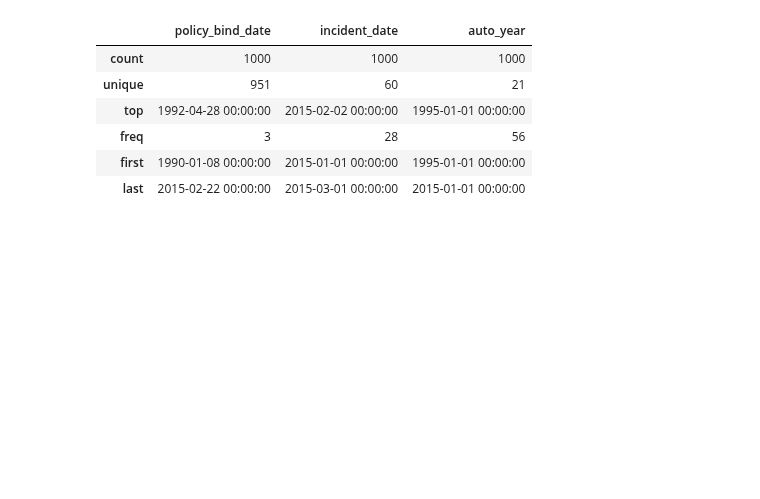
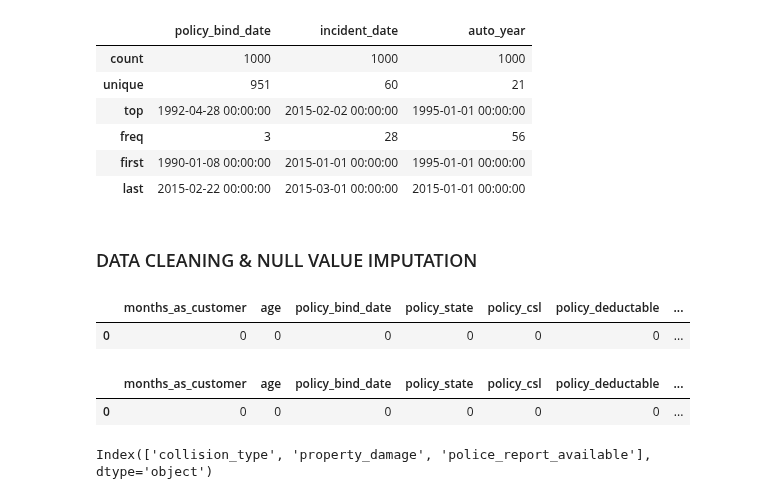
Before and after one commit to Shashank-Sundi/NOTEBOOKS, a Jupyter notebook: INSURANCE-CLAIM-FRAUD.ipynb, the cells around one changed output. Saved outputs shown, nothing was run; the diff lists cells and outputs as text; code cells hidden in the pictures; blank space fills up the shorter version.

```diff
--- a/INSURANCE-CLAIM-FRAUD.ipynb
+++ b/INSURANCE-CLAIM-FRAUD.ipynb
@@ -173,3 +173,25 @@ data[date_index].describe()
 | freq | 3 | 28 | 56 |
 | first | 1990-01-08 00:00:00 | 2015-01-01 00:00:00 | 1995-01-01 00:00:00 |
 | last | 2015-02-22 00:00:00 | 2015-03-01 00:00:00 | 2015-01-01 00:00:00 |
+# %% [markdown]
+### DATA CLEANING & NULL VALUE IMPUTATION
+# %%
+pd.DataFrame(data=data.isnull().sum().values,index=data.isnull().sum().index).T
+# %% [output]
+|  | months_as_customer | age | policy_bind_date | policy_state | policy_csl | policy_deductable | ... |
+| 0 | 0 | 0 | 0 | 0 | 0 | 0 | ... |
+# %%
+# in above cell, no null values are displayed , cuz the nan values are in the form of an invalid type - ?
+
+data=data.replace('?',np.nan)
+pd.DataFrame(data=data.isnull().sum().values,index=data.isnull().sum().index).T
+# %% [output]
+|  | months_as_customer | age | policy_bind_date | policy_state | policy_csl | policy_deductable | ... |
+| 0 | 0 | 0 | 0 | 0 | 0 | 0 | ... |
+# %%
+# getting columns with null values
+
+null_val_cols=data.isnull().sum()[data.isnull().sum()>0].index
+null_val_cols
+# %% [output]
+Index(['collision_type', 'property_damage', 'police_report_available'], dtype='object')
```
